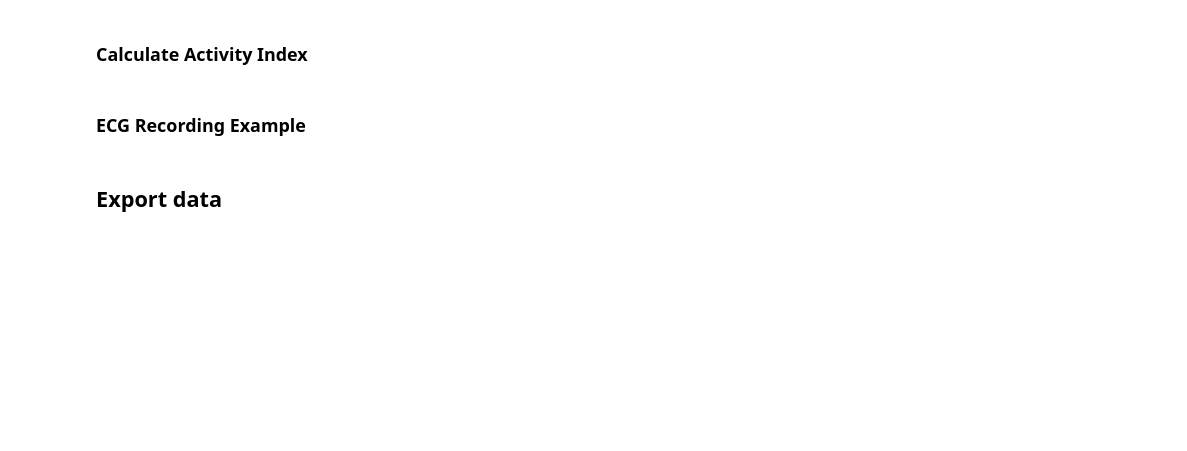
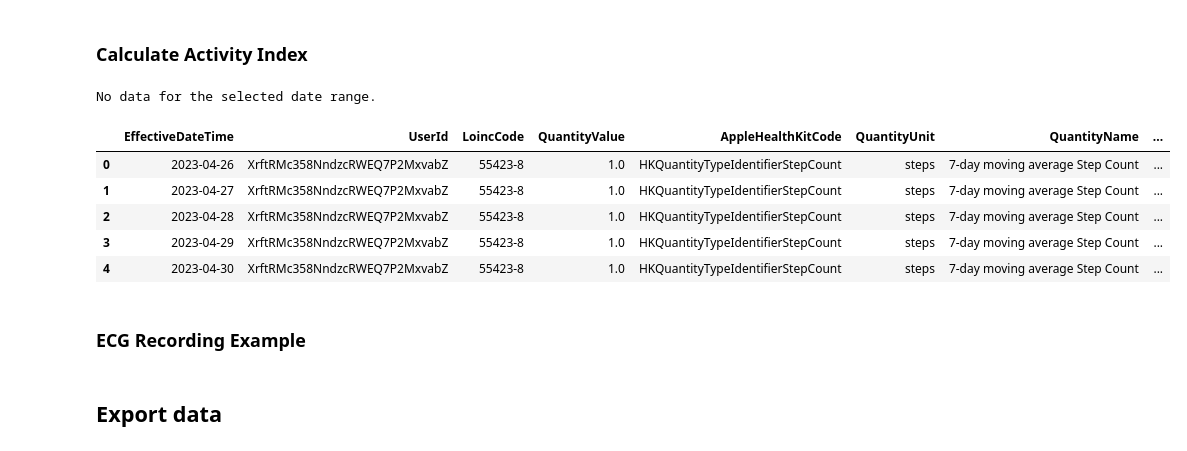
Before and after one commit to StanfordSpezi/SpeziDataPipeline, a Jupyter notebook: SpeziDataPipelineTemplate.ipynb, the cells around one changed output. Saved outputs shown, nothing was run; the diff lists cells and outputs as text; code cells hidden in the pictures; blank space fills up the shorter version.

```diff
--- a/SpeziDataPipelineTemplate.ipynb
+++ b/SpeziDataPipelineTemplate.ipynb
@@ -61,7 +76,24 @@ figs = explorer.create_static_plot(processed_fhir_dataframe)
 # %% [markdown]
 ### Calculate Activity Index
 # %%
-# calculate_activity_index(processed_fhir_dataframe, n=7)
+activity_index_fhir_dataframe = calculate_activity_index(processed_fhir_dataframe)
+
+selected_users = ["XrftRMc358NndzcRWEQ7P2MxvabZ"]
+explorer = visualizer_factory(activity_index_fhir_dataframe)
+
+explorer.set_user_ids(selected_users)
+explorer.set_date_range(selected_start_date, selected_end_date)
+
+figs = explorer.create_static_plot(activity_index_fhir_dataframe)
+activity_index_fhir_dataframe.df.head()
+# %% [output]
+No data for the selected date range.
+|  | EffectiveDateTime | UserId | LoincCode | QuantityValue | AppleHealthKitCode | QuantityUnit | QuantityName | ... |
+| 0 | 2023-04-26 | XrftRMc358NndzcRWEQ7P2MxvabZ | 55423-8 | 1.0 | HKQuantityTypeIdentifierStepCount | steps | 7-day moving average Step Count | ... |
+| 1 | 2023-04-27 | XrftRMc358NndzcRWEQ7P2MxvabZ | 55423-8 | 1.0 | HKQuantityTypeIdentifierStepCount | steps | 7-day moving average Step Count | ... |
+| 2 | 2023-04-28 | XrftRMc358NndzcRWEQ7P2MxvabZ | 55423-8 | 1.0 | HKQuantityTypeIdentifierStepCount | steps | 7-day moving average Step Count | ... |
+| 3 | 2023-04-29 | XrftRMc358NndzcRWEQ7P2MxvabZ | 55423-8 | 1.0 | HKQuantityTypeIdentifierStepCount | steps | 7-day moving average Step Count | ... |
+| 4 | 2023-04-30 | XrftRMc358NndzcRWEQ7P2MxvabZ | 55423-8 | 1.0 | HKQuantityTypeIdentifierStepCount | steps | 7-day moving average Step Count | ... |
 # %% [markdown]
 ### ECG Recording Example
 # %%
```
Also changed, not shown: parts of 4 cells of this notebook, 3 other files.
